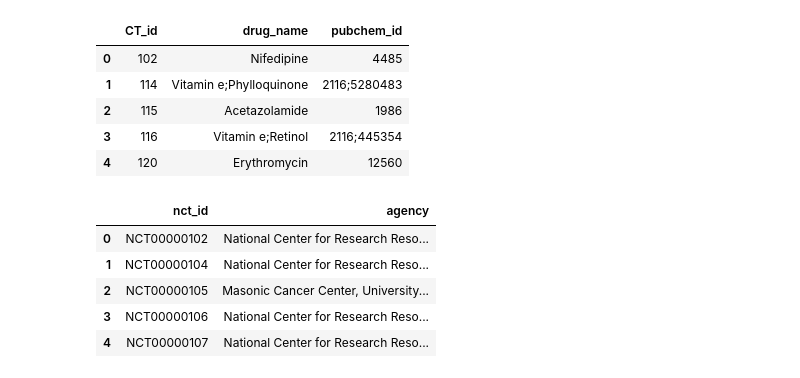
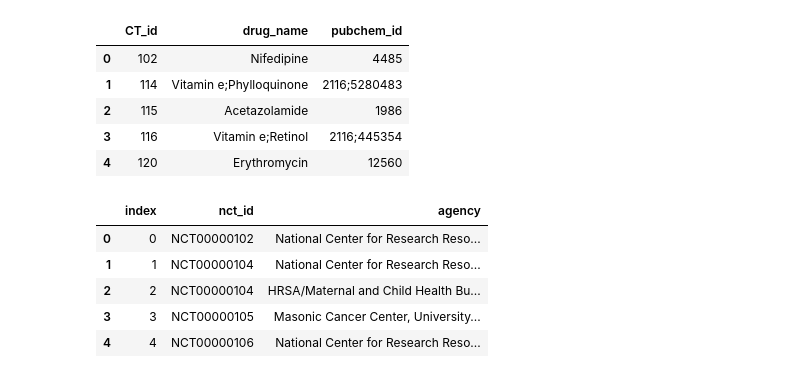
Before and after one commit to lpenguin/python-notebooks, a Jupyter notebook: clinical_trials/clinical_trials.ipynb, the cells around one changed output. Drawn from its saved outputs; the diff is of its cells as text; code cells hidden in the pictures.

```diff
--- a/clinical_trials/clinical_trials.ipynb
+++ b/clinical_trials/clinical_trials.ipynb
@@ -152,20 +125,20 @@ ct_drugs.head()
 # %%
 ct_sponsors = (
     clinical_trials_ids
     .merge(sponsors, on='nct_id')
     [['nct_id', 'agency']]
-    .groupby('nct_id')
-    .agg({'agency': ';'.join})
+#     .groupby('nct_id')
+#     .agg({'agency': ';'.join})
     .reset_index()
 )
 ct_sponsors.head()
 # %% [output]
-|  | nct_id | agency |
-| 0 | NCT00000102 | National Center for Research Reso... |
-| 1 | NCT00000104 | National Center for Research Reso... |
-| 2 | NCT00000105 | Masonic Cancer Center, University... |
-| 3 | NCT00000106 | National Center for Research Reso... |
-| 4 | NCT00000107 | National Center for Research Reso... |
+|  | index | nct_id | agency |
+| 0 | 0 | NCT00000102 | National Center for Research Reso... |
+| 1 | 1 | NCT00000104 | National Center for Research Reso... |
+| 2 | 2 | NCT00000104 | HRSA/Maternal and Child Health Bu... |
+| 3 | 3 | NCT00000105 | Masonic Cancer Center, University... |
+| 4 | 4 | NCT00000106 | National Center for Research Reso... |
 # %%
 (
     clinical_studies
```
Also changed, not shown: parts of 7 cells of this notebook.
